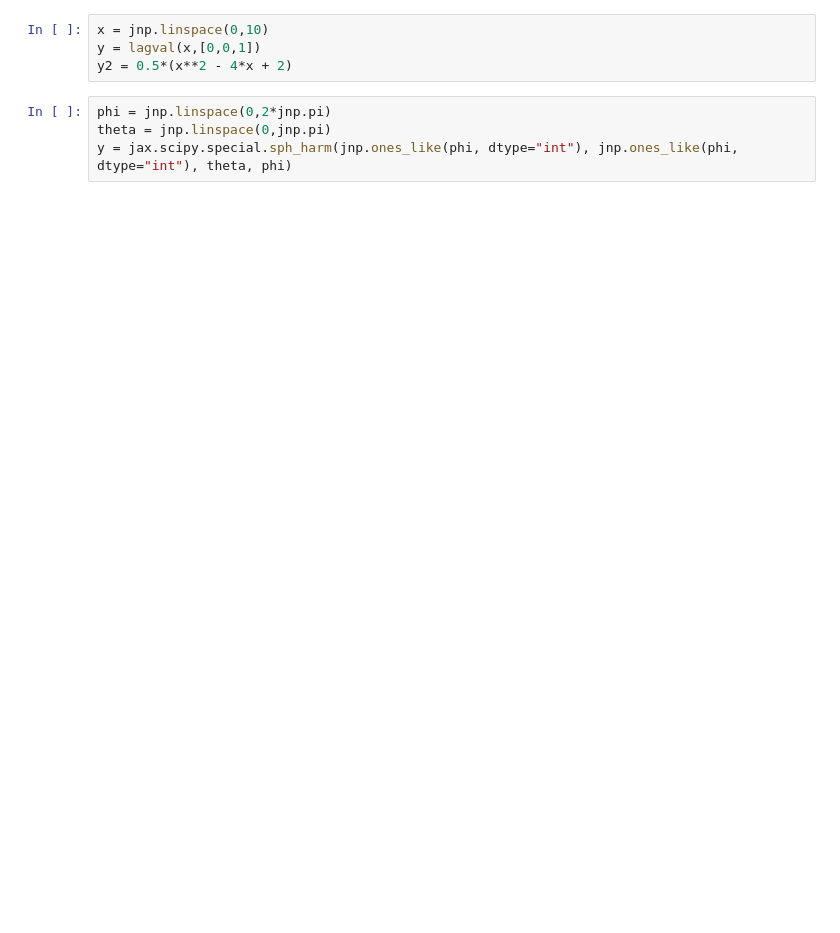
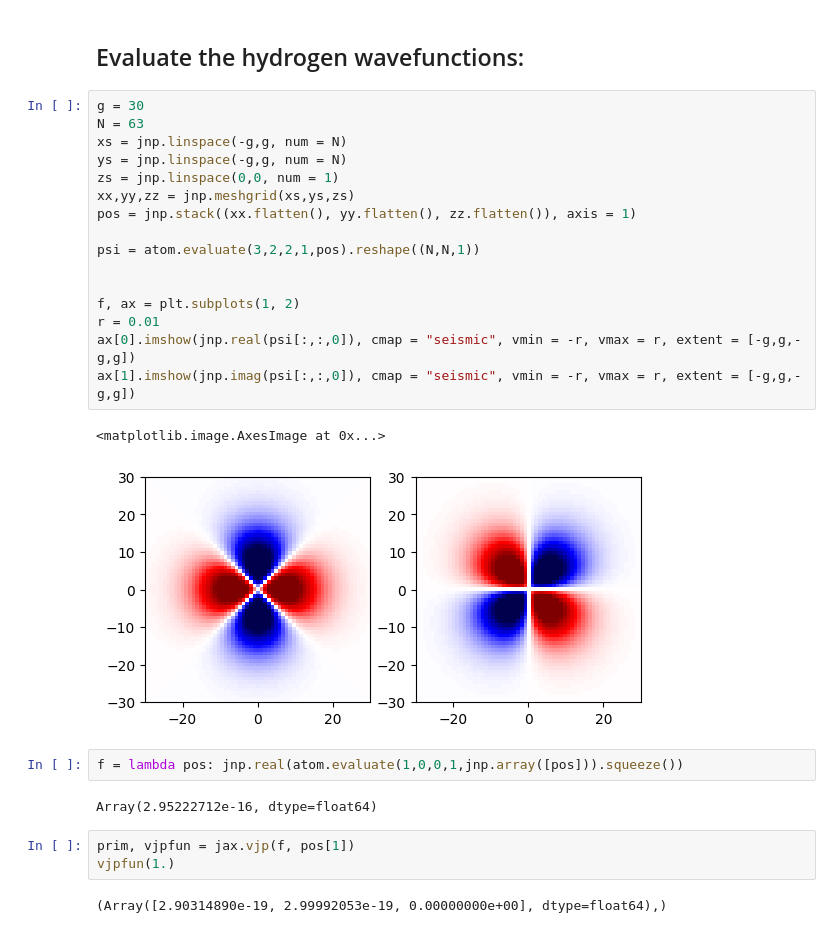
Before and after one commit to evanwonisch/NeuralQuantumStates, a Jupyter notebook: tmp.ipynb, the cells around one changed output. Cells and saved outputs as stored; diff of their text form; blank space fills up the shorter version.

```diff
--- a/tmp.ipynb
+++ b/tmp.ipynb
@@ -103,8 +19,30 @@ def lagval(x, c, tensor=True):
-# %%
-x = jnp.linspace(0,10)
-y = lagval(x,[0,0,1])
-y2 = 0.5*(x**2 - 4*x + 2)
-# %%
-phi = jnp.linspace(0,2*jnp.pi)
-theta = jnp.linspace(0,jnp.pi)
-y = jax.scipy.special.sph_harm(jnp.ones_like(phi, dtype="int"), jnp.ones_like(phi, dtype="int"), theta, phi)
+# %% [markdown]
+## Evaluate the hydrogen wavefunctions:
+# %%
+g = 30
+N = 63
+xs = jnp.linspace(-g,g, num = N)
+ys = jnp.linspace(-g,g, num = N)
+zs = jnp.linspace(0,0, num = 1)
+xx,yy,zz = jnp.meshgrid(xs,ys,zs)
+pos = jnp.stack((xx.flatten(), yy.flatten(), zz.flatten()), axis = 1)
+
+psi = atom.evaluate(3,2,2,1,pos).reshape((N,N,1))
+
+
+f, ax = plt.subplots(1, 2)
+r = 0.01
+ax[0].imshow(jnp.real(psi[:,:,0]), cmap = "seismic", vmin = -r, vmax = r, extent = [-g,g,-g,g])
+ax[1].imshow(jnp.imag(psi[:,:,0]), cmap = "seismic", vmin = -r, vmax = r, extent = [-g,g,-g,g])
+# %% [output]
+<matplotlib.image.AxesImage at 0x...>
+[figure, added]
+# %%
+f = lambda pos: jnp.real(atom.evaluate(1,0,0,1,jnp.array([pos])).squeeze())
+# %% [output]
+Array(2.95222712e-16, dtype=float64)
+# %%
+prim, vjpfun = jax.vjp(f, pos[1])
+vjpfun(1.)
+# %% [output]
+(Array([2.90314890e-19, 2.99992053e-19, 0.00000000e+00], dtype=float64),)
```
Also changed, not shown: parts of 17 cells of this notebook, 2 other files.
